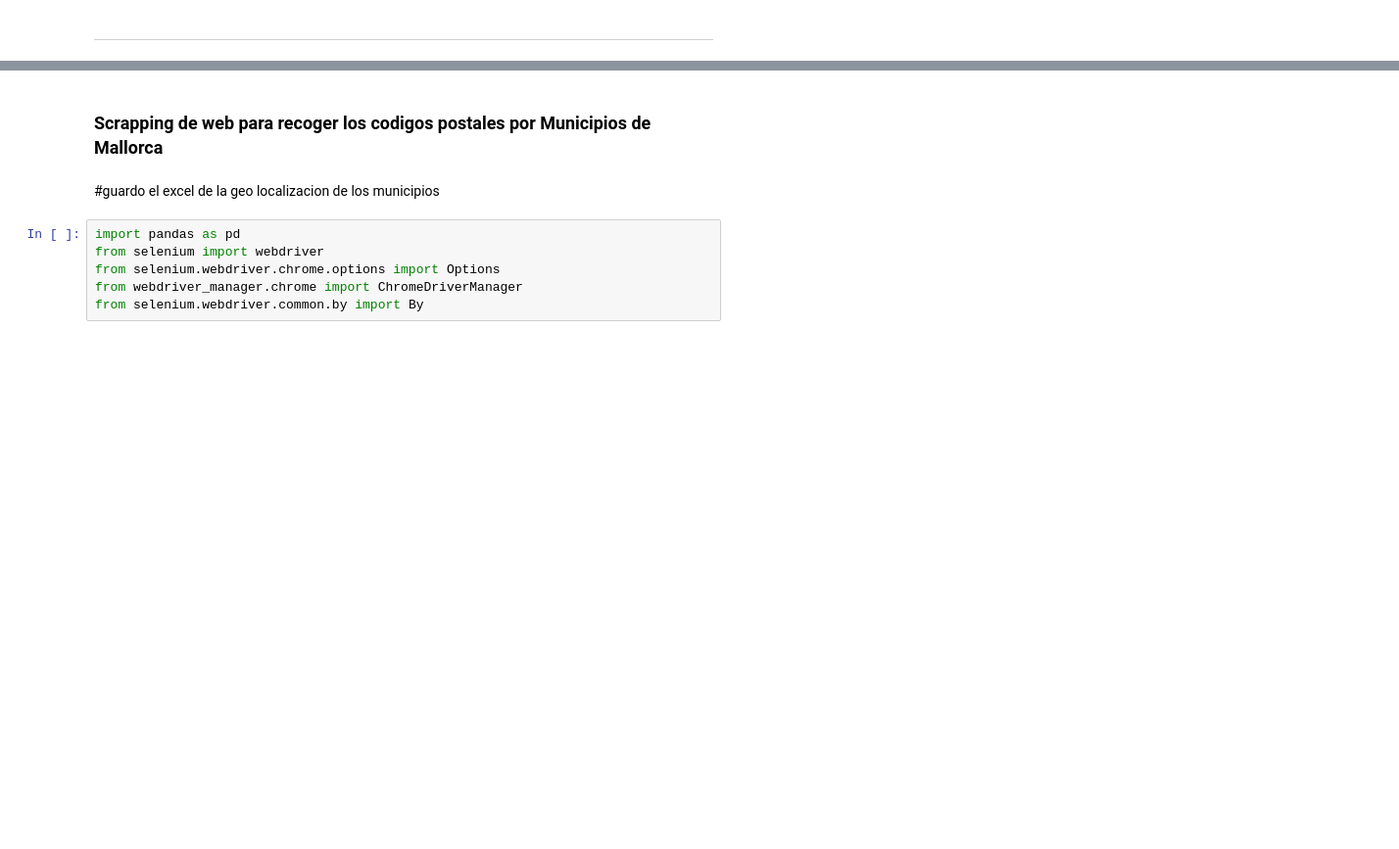
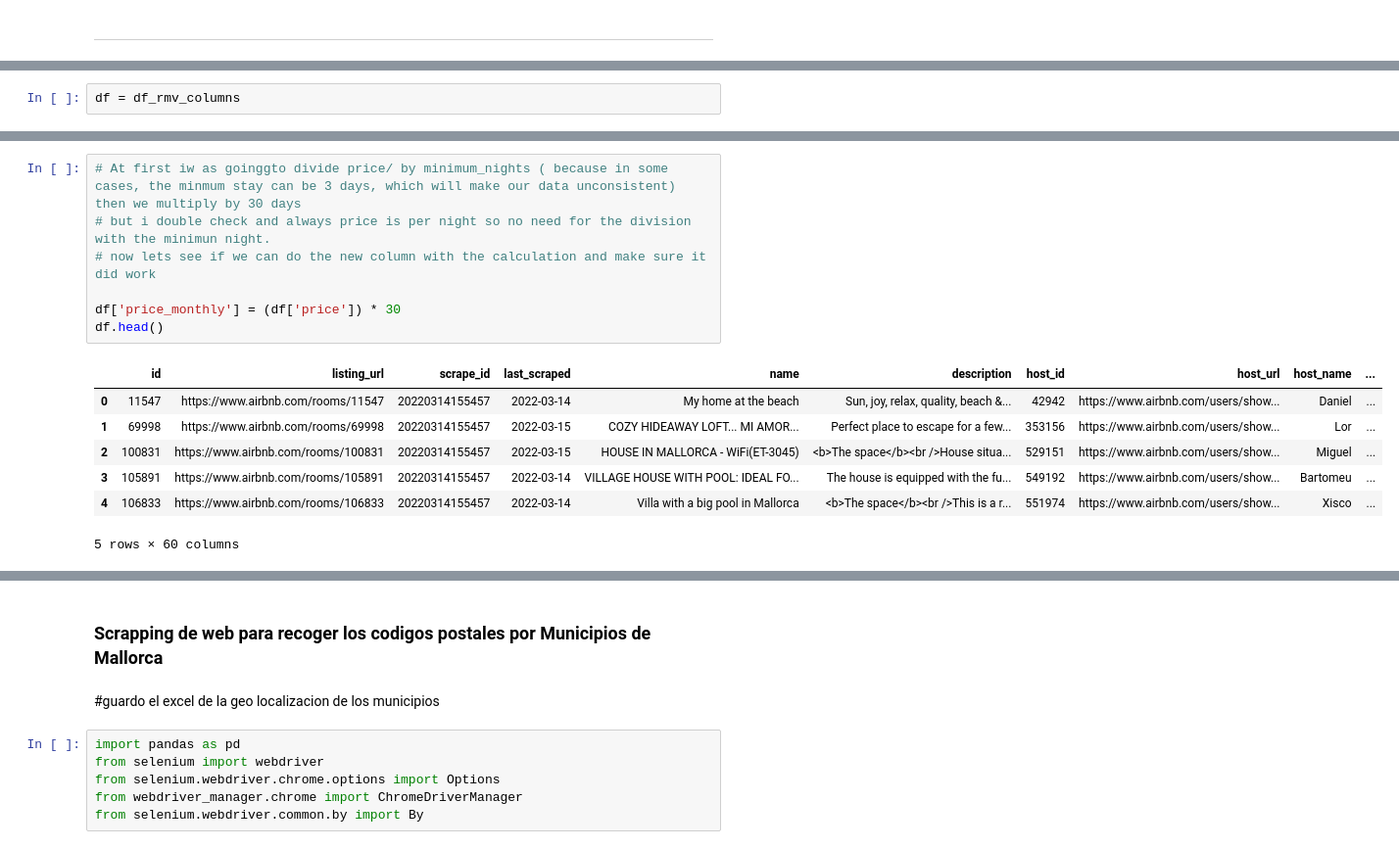
Before and after one commit to JaimeLeoz/w4-ETL-Project, a Jupyter notebook: MainWork-1.ipynb, the cells around one changed output, grey strips where cells are left out. Shown: that part at 98% size. Drawn from its saved outputs; the diff is of its cells as text; blank space fills up the shorter version.

```diff
--- a/MainWork-1.ipynb
+++ b/MainWork-1.ipynb
@@ -257,0 +366,2 @@ Index(['id', 'listing_url', 'scrape_id', 'last_scraped', 'name', 'description',
+# %%
+df = df_rmv_columns
@@ -257,0 +496,15 @@ Index(['id', 'listing_url', 'scrape_id', 'last_scraped', 'name', 'description',
+# %%
+# At first iw as goinggto divide price/ by minimum_nights ( because in some cases, the minmum stay can be 3 days, which will make our data unconsistent) then we multiply by 30 days
+# but i double check and always price is per night so no need for the division with the minimun night.
+# now lets see if we can do the new column with the calculation and make sure it did work
+
+df['price_monthly'] = (df['price']) * 30
+df.head()
+# %% [output]
+|  | id | listing_url | scrape_id | last_scraped | name | description | host_id | host_url | host_name | ... |
+| 0 | 11547 | https://www.airbnb.com/rooms/11547 | 20220314155457 | 2022-03-14 | My home at the beach | Sun, joy, relax, quality, beach &... | 42942 | https://www.airbnb.com/users/show... | Daniel | ... |
+| 1 | 69998 | https://www.airbnb.com/rooms/69998 | 20220314155457 | 2022-03-15 | COZY HIDEAWAY LOFT... MI AMOR... | Perfect place to escape for a few... | 353156 | https://www.airbnb.com/users/show... | Lor | ... |
+| 2 | 100831 | https://www.airbnb.com/rooms/100831 | 20220314155457 | 2022-03-15 | HOUSE IN MALLORCA - WiFi(ET-3045) | <b>The space</b><br />House situa... | 529151 | https://www.airbnb.com/users/show... | Miguel | ... |
+| 3 | 105891 | https://www.airbnb.com/rooms/105891 | 20220314155457 | 2022-03-14 | VILLAGE HOUSE WITH POOL: IDEAL FO... | The house is equipped with the fu... | 549192 | https://www.airbnb.com/users/show... | Bartomeu | ... |
+| 4 | 106833 | https://www.airbnb.com/rooms/106833 | 20220314155457 | 2022-03-14 | Villa with a big pool in Mallorca | <b>The space</b><br />This is a r... | 551974 | https://www.airbnb.com/users/show... | Xisco | ... |
+5 rows × 60 columns
```
Also changed, not shown: parts of 36 cells of this notebook.
